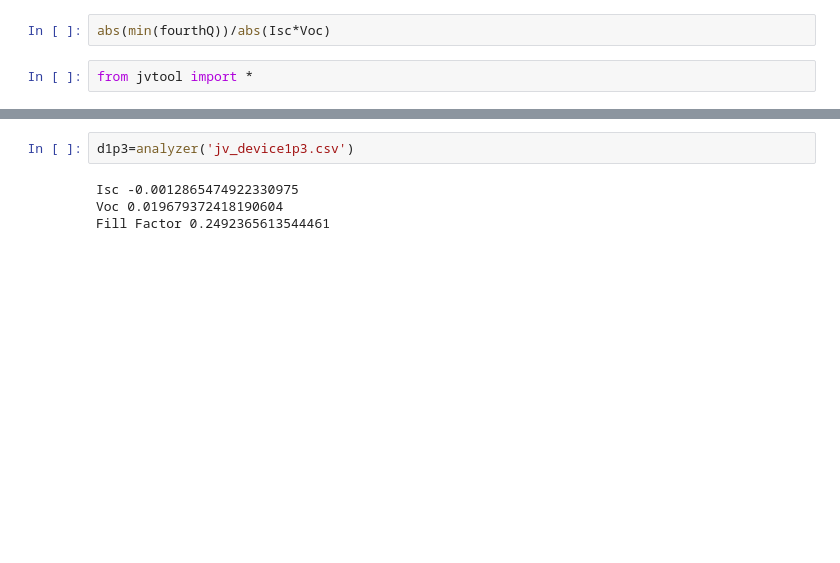
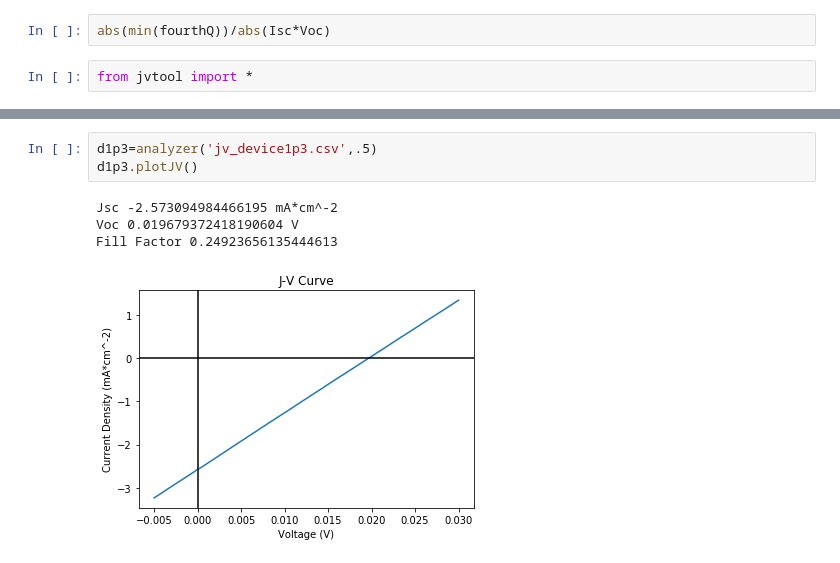
Before and after one commit to Wellesley-Solar/Keithley_Tools, a Jupyter notebook: Keithley.ipynb, the cells around one changed output, grey strips where cells are left out. Drawn from its saved outputs; the diff is of its cells as text; blank space fills up the shorter version.

```diff
--- a/Keithley.ipynb
+++ b/Keithley.ipynb
@@ -217,7 +221,9 @@ Fill Factor 0.25026162116333744
 # %%
-d1p3=analyzer('jv_device1p3.csv')
+d1p3=analyzer('jv_device1p3.csv',.5)
+d1p3.plotJV()
 # %% [output]
-Isc -0.0012865474922330975
-Voc 0.019679372418190604
-Fill Factor 0.2492365613544461
+Jsc -2.573094984466195 mA*cm^-2
+Voc 0.019679372418190604 V
+Fill Factor 0.24923656135444613
+[figure, added]
 # %%
```
Also changed, not shown: parts of 4 cells of this notebook, 1 other file.
